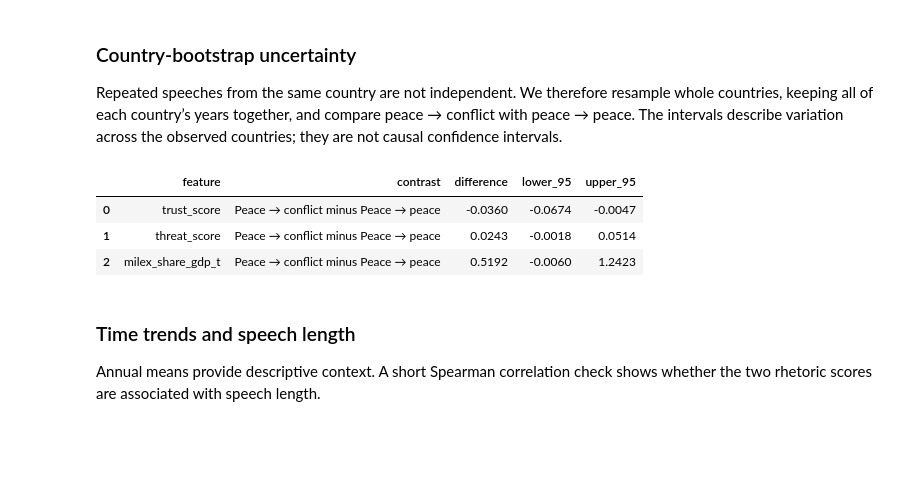
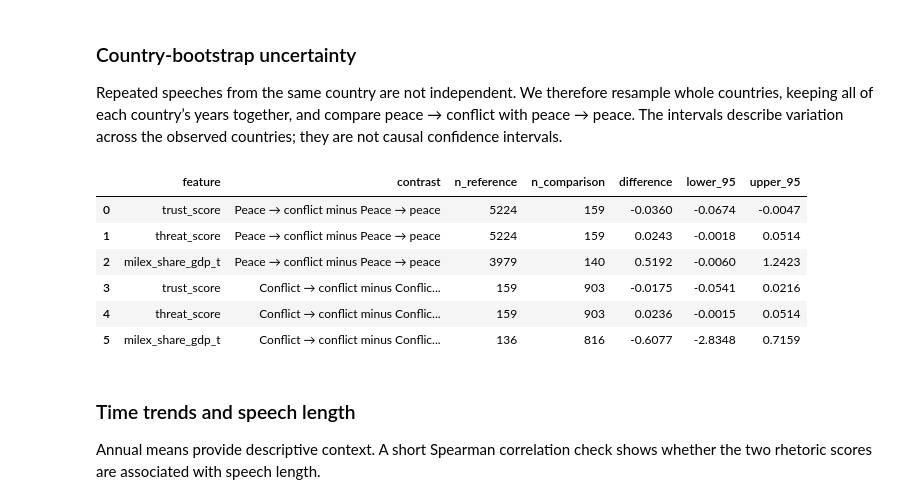
Before and after one commit to kuborro123/UN_assingment, a Jupyter notebook: main.ipynb, the cells around one changed output. Saved outputs shown, nothing was run; the diff lists cells and outputs as text; code cells hidden in the pictures; blank space fills up the shorter version.

```diff
--- a/main.ipynb
+++ b/main.ipynb
@@ -724,30 +730,40 @@ def country_bootstrap_difference(
     lower, upper = np.quantile(differences, [0.025, 0.975])
     return observed, lower, upper
 # %%
+comparisons = [
+    ("Peace → peace", "Peace → conflict"),
+    ("Conflict → peace", "Conflict → conflict"),
+]
 bootstrap_rows = []
-for feature in ["trust_score", "threat_score", "milex_share_gdp_t"]:
-    frame = population if feature != "milex_share_gdp_t" else population.loc[
-        population.milex_share_gdp_t.notna()
-    ]
-    difference, lower, upper = country_bootstrap_difference(
-        frame, feature, "Peace → peace", "Peace → conflict"
-    )
-    scale = 100 if feature == "milex_share_gdp_t" else 1
-    bootstrap_rows.append({
-        "feature": feature,
-        "contrast": "Peace → conflict minus Peace → peace",
-        "difference": difference * scale,
-        "lower_95": lower * scale,
-        "upper_95": upper * scale,
-    })
+for reference, comparison in comparisons:
+    for feature in ["trust_score", "threat_score", "milex_share_gdp_t"]:
+        frame = population if feature != "milex_share_gdp_t" else population.loc[
+            population.milex_share_gdp_t.notna()
+        ]
+        difference, lower, upper = country_bootstrap_difference(
+            frame, feature, reference, comparison
+        )
+        scale = 100 if feature == "milex_share_gdp_t" else 1
+        bootstrap_rows.append({
+            "feature": feature,
+            "contrast": f"{comparison} minus {reference}",
+            "n_reference": int(frame.transition.eq(reference).sum()),
+            "n_comparison": int(frame.transition.eq(comparison).sum()),
+            "difference": difference * scale,
+            "lower_95": lower * scale,
+            "upper_95": upper * scale,
+        })
 bootstrap_differences = pd.DataFrame(bootstrap_rows)
 display(bootstrap_differences)
 bootstrap_differences.to_csv(OUTPUT / "eda_bootstrap_differences.csv", index=False)
 # %% [output]
-|  | feature | contrast | difference | lower_95 | upper_95 |
-| 0 | trust_score | Peace → conflict minus Peace → peace | -0.0360 | -0.0674 | -0.0047 |
-| 1 | threat_score | Peace → conflict minus Peace → peace | 0.0243 | -0.0018 | 0.0514 |
-| 2 | milex_share_gdp_t | Peace → conflict minus Peace → peace | 0.5192 | -0.0060 | 1.2423 |
+|  | feature | contrast | n_reference | n_comparison | difference | lower_95 | upper_95 |
+| 0 | trust_score | Peace → conflict minus Peace → peace | 5224 | 159 | -0.0360 | -0.0674 | -0.0047 |
+| 1 | threat_score | Peace → conflict minus Peace → peace | 5224 | 159 | 0.0243 | -0.0018 | 0.0514 |
+| 2 | milex_share_gdp_t | Peace → conflict minus Peace → peace | 3979 | 140 | 0.5192 | -0.0060 | 1.2423 |
+| 3 | trust_score | Conflict → conflict minus Conflic... | 159 | 903 | -0.0175 | -0.0541 | 0.0216 |
+| 4 | threat_score | Conflict → conflict minus Conflic... | 159 | 903 | 0.0236 | -0.0015 | 0.0514 |
+| 5 | milex_share_gdp_t | Conflict → conflict minus Conflic... | 136 | 816 | -0.6077 | -2.8348 | 0.7159 |
 # %% [markdown]
 ### Time trends and speech length
 
```
Also changed, not shown: parts of 2 cells of this notebook, 1 other file.
